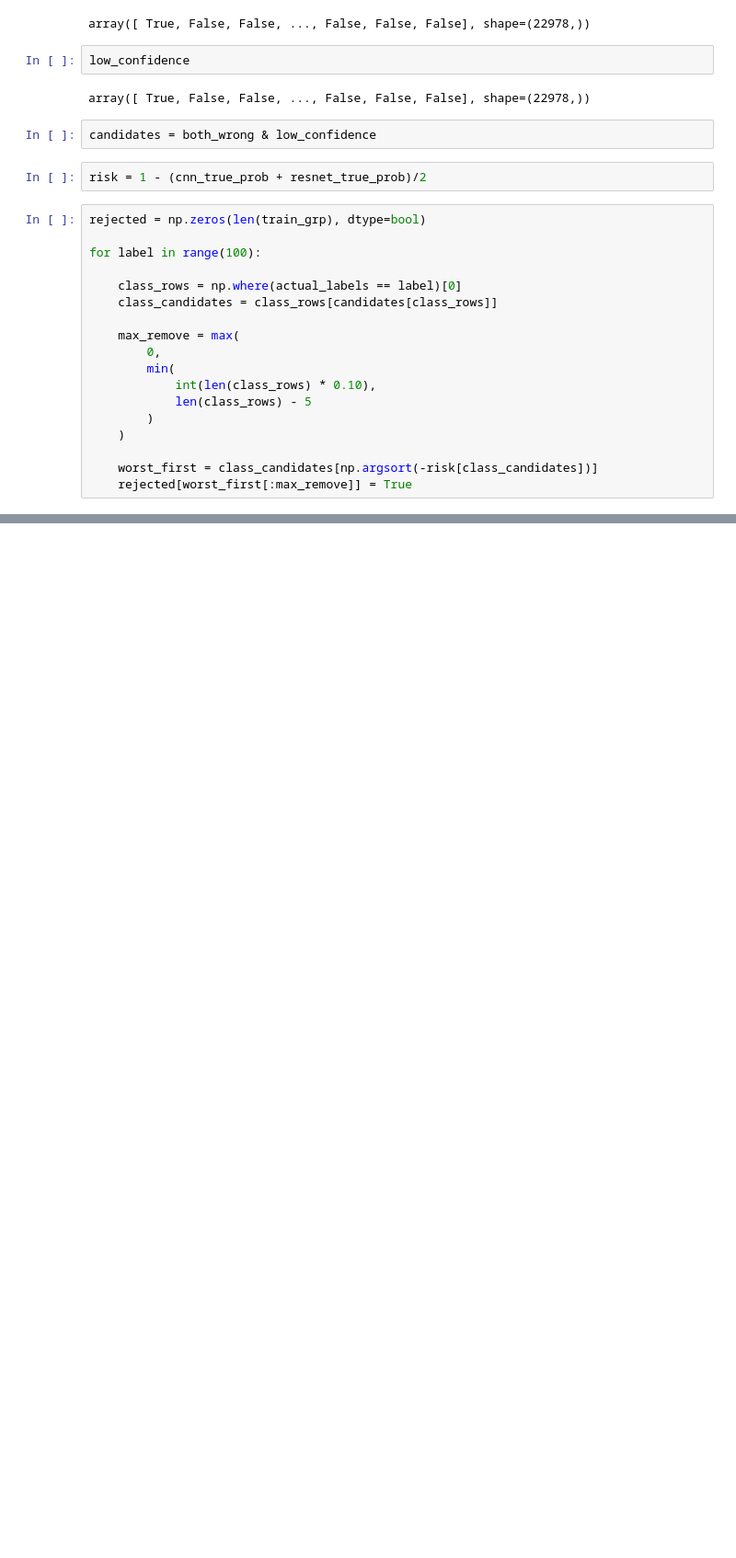
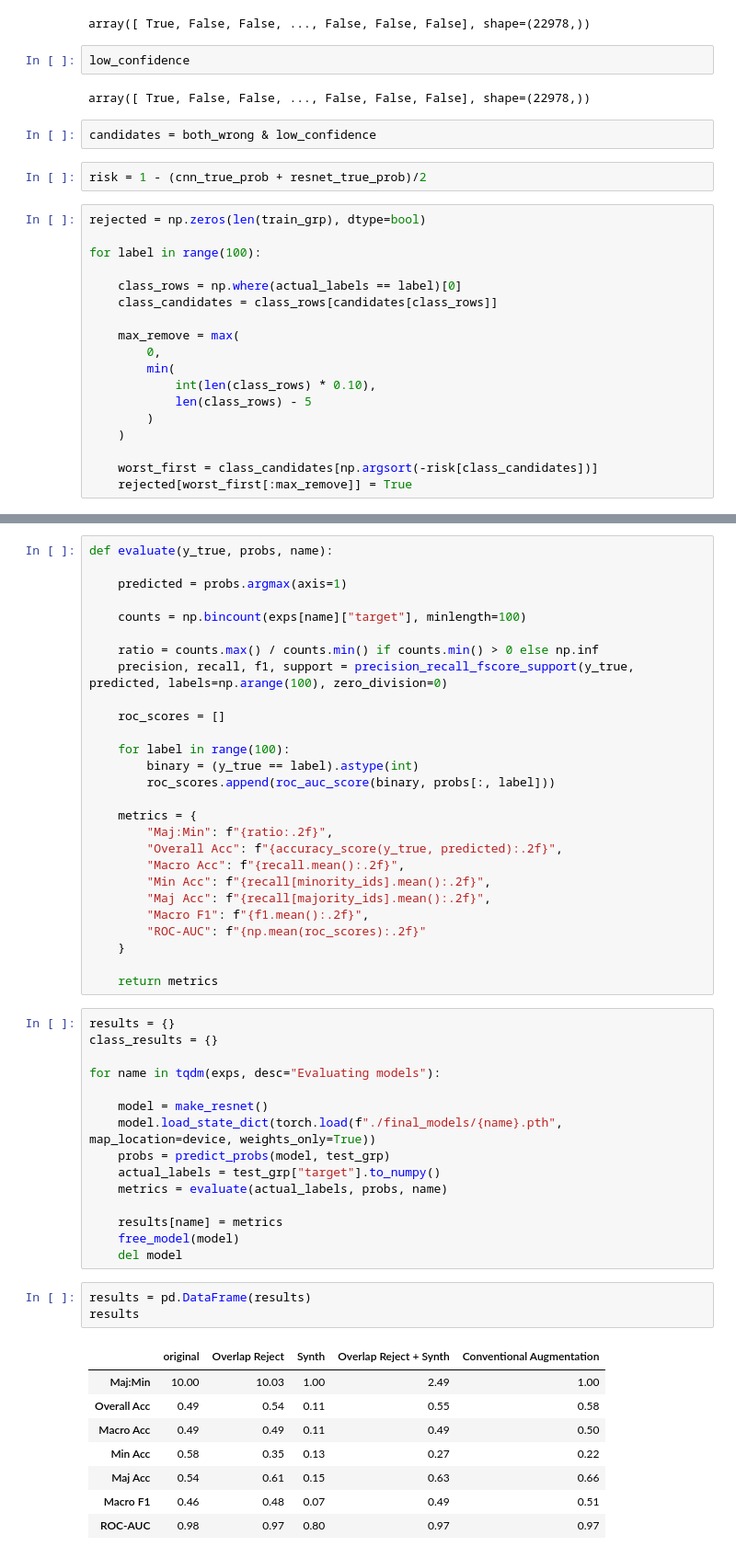
Before and after one commit to HawkWeldon/ML, a Jupyter notebook: Project_Blue/CIFAR100.ipynb, the cells around one changed output, grey strips where cells are left out. Shown at 92% size. Drawn from its saved outputs; the diff is of its cells as text; blank space fills up the shorter version.

Commit message:
Finally over

```diff
--- a/Project_Blue/CIFAR100.ipynb
+++ b/Project_Blue/CIFAR100.ipynb
@@ -433,0 +806,54 @@ filtered_grp.to_csv("filtered_grp_pool.csv", index=False)
+# %%
+def evaluate(y_true, probs, name):
+
+    predicted = probs.argmax(axis=1)
+
+    counts = np.bincount(exps[name]["target"], minlength=100)
+
+    ratio = counts.max() / counts.min() if counts.min() > 0 else np.inf
+    precision, recall, f1, support = precision_recall_fscore_support(y_true, predicted, labels=np.arange(100), zero_division=0)
+
+    roc_scores = []
+
+    for label in range(100):
+        binary = (y_true == label).astype(int)
+        roc_scores.append(roc_auc_score(binary, probs[:, label]))
+
+    metrics = {
+        "Maj:Min": f"{ratio:.2f}",
+        "Overall Acc": f"{accuracy_score(y_true, predicted):.2f}",
+        "Macro Acc": f"{recall.mean():.2f}",
+        "Min Acc": f"{recall[minority_ids].mean():.2f}",
+        "Maj Acc": f"{recall[majority_ids].mean():.2f}",
+        "Macro F1": f"{f1.mean():.2f}",
+        "ROC-AUC": f"{np.mean(roc_scores):.2f}"
+    }
+
+    return metrics
+# %%
+results = {}
+class_results = {}
+
+for name in tqdm(exps, desc="Evaluating models"):
+
+    model = make_resnet()
+    model.load_state_dict(torch.load(f"./final_models/{name}.pth", map_location=device, weights_only=True))
+    probs = predict_probs(model, test_grp)
+    actual_labels = test_grp["target"].to_numpy()
+    metrics = evaluate(actual_labels, probs, name)
+
+    results[name] = metrics
+    free_model(model)
+    del model
+# %%
+results = pd.DataFrame(results)
+results
+# %% [output]
+|  | original | Overlap Reject | Synth | Overlap Reject + Synth | Conventional Augmentation |
+| Maj:Min | 10.00 | 10.03 | 1.00 | 2.49 | 1.00 |
+| Overall Acc | 0.49 | 0.54 | 0.11 | 0.55 | 0.58 |
+| Macro Acc | 0.49 | 0.49 | 0.11 | 0.49 | 0.50 |
+| Min Acc | 0.58 | 0.35 | 0.13 | 0.27 | 0.22 |
+| Maj Acc | 0.54 | 0.61 | 0.15 | 0.63 | 0.66 |
+| Macro F1 | 0.46 | 0.48 | 0.07 | 0.49 | 0.51 |
+| ROC-AUC | 0.98 | 0.97 | 0.80 | 0.97 | 0.97 |
```
Also changed, not shown: parts of 24 cells of this notebook, 2 other files.
